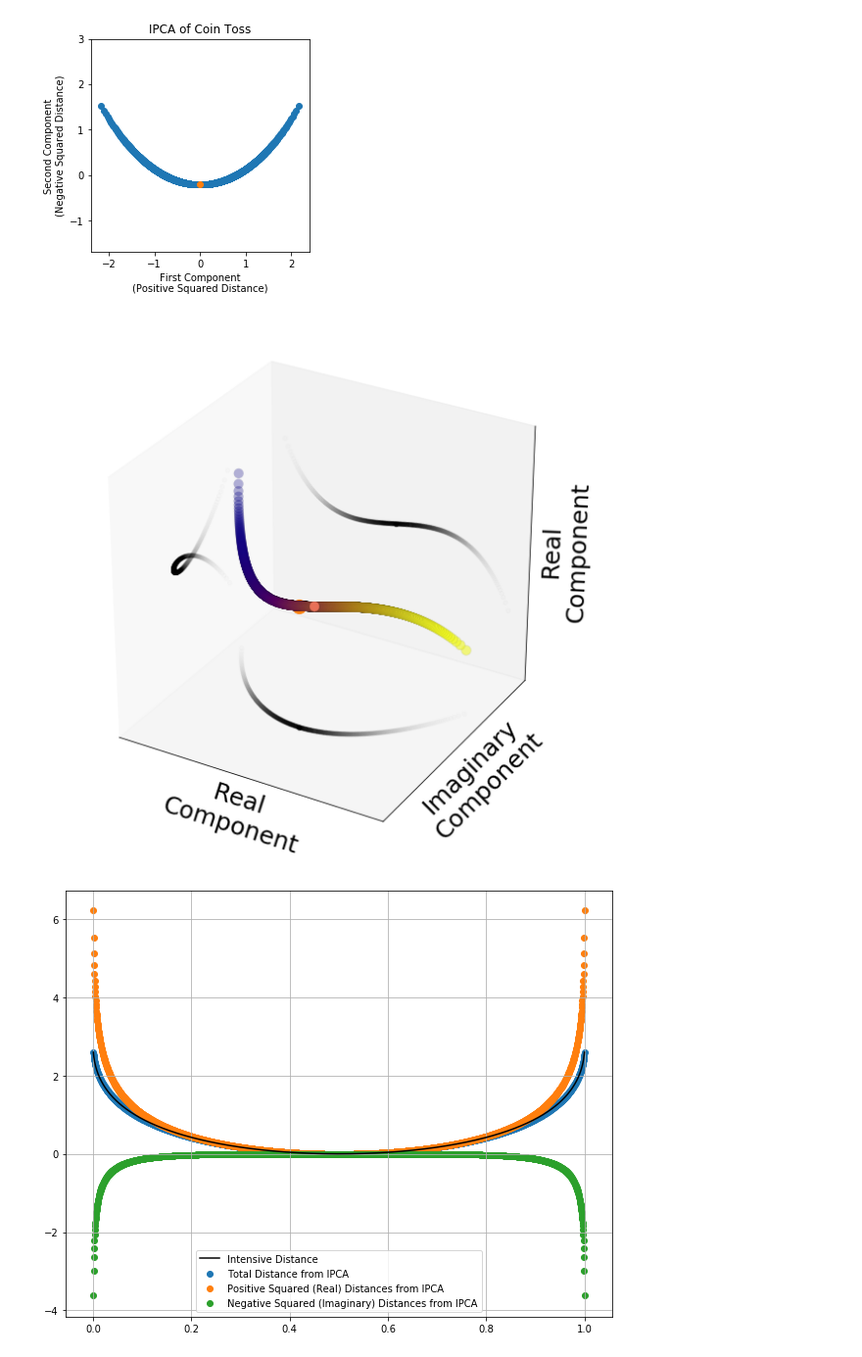
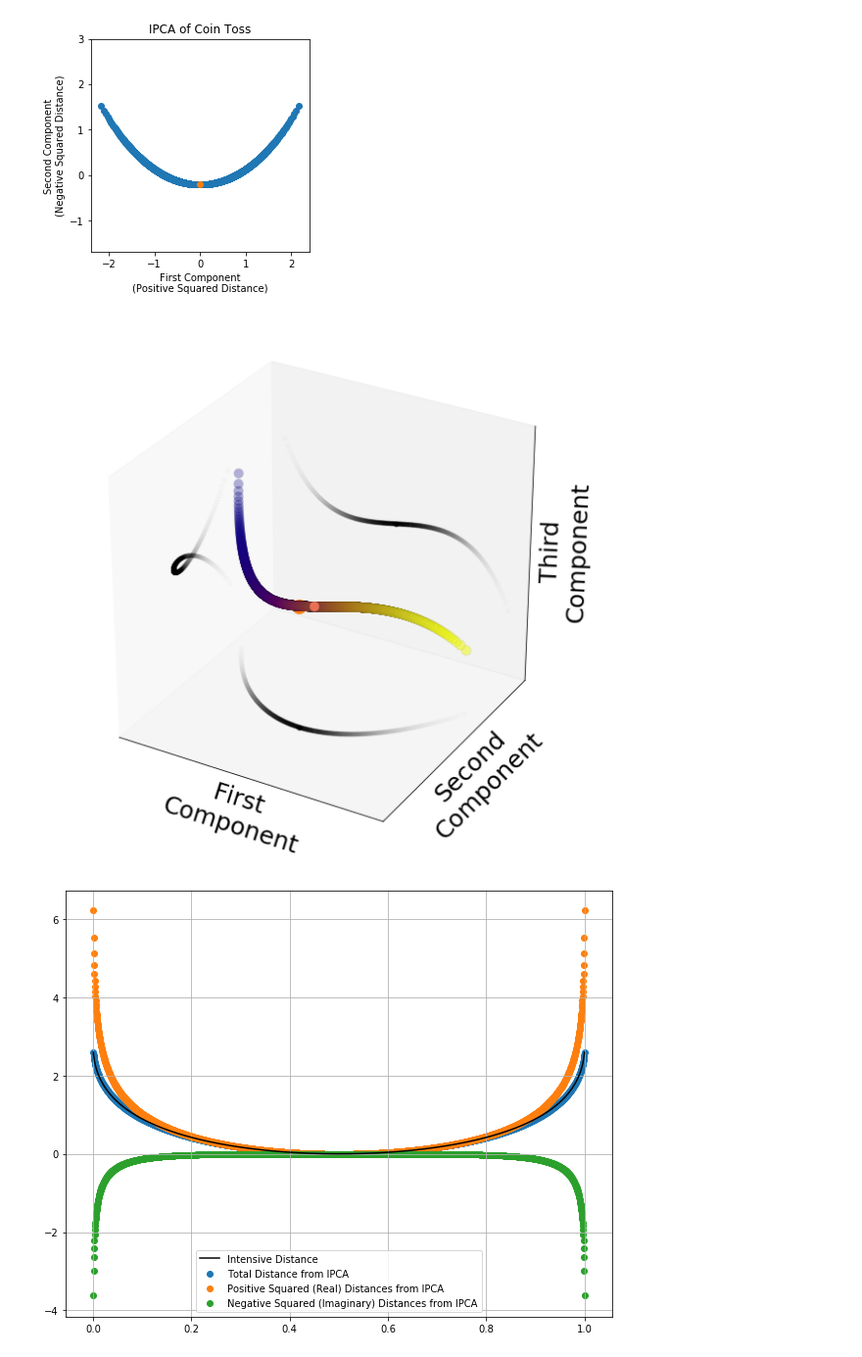
Before and after one commit to katnquinn/1Spin, a Jupyter notebook: Coin Toss-Copy1.ipynb, the cells around one changed output. Shown: that part at 98% size. Drawn from its saved outputs; the diff is of its cells as text; code cells hidden in the pictures.

```diff
--- a/Coin Toss-Copy1.ipynb
+++ b/Coin Toss-Copy1.ipynb
@@ -192,13 +199,13 @@ plt.show()
 # %%
 px = proj[:,0]
 py = proj[:,1]
 pz = proj[:,2]
 
 clist = probs
 
-plot3D(px,py,pz,clist,emphPoints=[idx],shadow=True,xLabel='Real\nComponent',yLabel='Imaginary\nComponent',zLabel='Real\nComponent')
+plot3D(px,py,pz,clist,emphPoints=[idx],shadow=True,xLabel='First\nComponent',yLabel='Second\nComponent',zLabel='Third\nComponent')
 # %% [output]
-[figure, old version]
+[figure, new version]
 # %%
 imCols = []
 reCols = []
```
Also changed, not shown: parts of 2 cells of this notebook.
